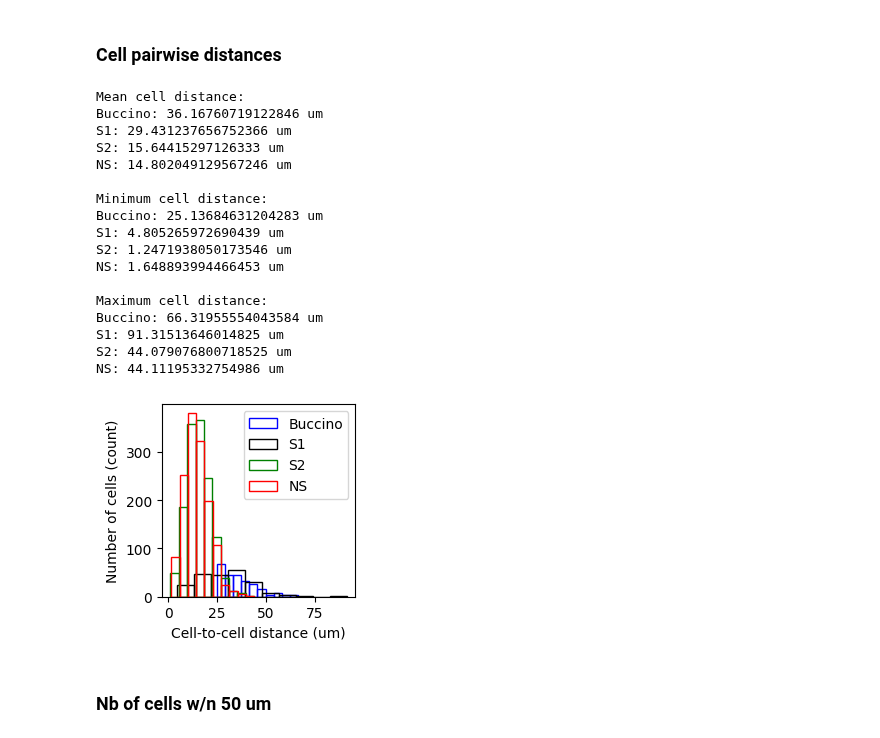
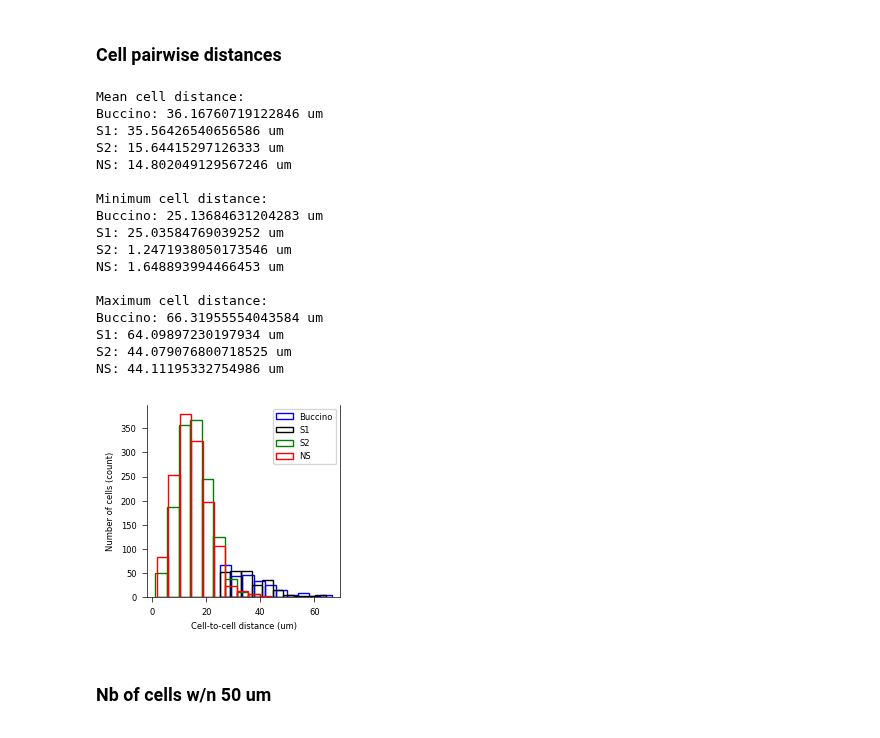
Before and after one commit to steevelaquitaine/spikebias, a Jupyter notebook: notebooks/4_reviews/fig04_pros_of_added_details_v3.ipynb, the cells around one changed output. Cells and saved outputs as stored; diff of their text form; code cells hidden in the pictures.

```diff
--- a/notebooks/4_reviews/fig04_pros_of_added_details_v3.ipynb
+++ b/notebooks/4_reviews/fig04_pros_of_added_details_v3.ipynb
@@ -718,0 +903,17 @@ def process_each_experiment(sorted1, sorted2, sorted3, sorted4, sorted5, sorted6
+# %%
+%%time
+
+# load orginal Buccino
+RecordingBucci = si.load_extractor(RECORDING_BUCCINO_PATH)
+GtBucci = si.load_extractor(GROUND_TRUTH_BUCCINO_PATH)
+
+# standardize properties
+RecordingBucci = standardize_site_location_property(RecordingBucci)
+GtBucci = standardize_metadata(GtBucci)
+
+# save extractors
+RecordingBucci.save(folder=RECORDING_BUCCINO_PATH, **save_recording_params)
+GtBucci.save(folder=GROUND_TRUTH_BUCCINO_PATH, overwrite=True)
+
+print(RecordingBucci.get_property_keys())
+print(GtBucci.get_property_keys())
@@ -1374,27 +1535,18 @@ d_buccino = np.nanmin(d_buccino, axis=0)
 ax.hist(d_buccino, facecolor='None', edgecolor='b')
 
 # cell pairwise distances S1
-GtS1 = si.load_extractor(GROUND_TRUTH_S1_PATH)
-loc = GtS1.get_property('soma_position')
-d_s1 = cdist(loc, loc, metric='euclidean')
-np.fill_diagonal(d_s1, np.nan)
-d_s1 = np.nanmin(d_s1, axis=0)
+GtS1 = si.load_extractor(GROUND_TRUTH_REP_PATH)
+d_s1 = get_cell_to_cell_distances(GtS1)
 ax.hist(d_s1, facecolor='None', edgecolor='k')
 
 # cell pairwise distances S2
 GtS2 = si.load_extractor(GROUND_TRUTH_S2_PATH)
-loc = GtS2.get_property('soma_position')
-d_s2 = cdist(loc, loc, metric='euclidean')
-np.fill_diagonal(d_s2, np.nan)
-d_s2 = np.nanmin(d_s2, axis=0)
+d_s2 = get_cell_to_cell_distances(GtS2)
 ax.hist(d_s2, facecolor='None', edgecolor='g')
 
 # cell pairwise distances NS
 GtNS = si.load_extractor(GROUND_TRUTH_NS_PATH)
 d_ns = get_cell_to_cell_distances(GtNS)
-np.fill_diagonal(d_ns, np.nan)
-d_ns = np.nanmin(d_ns, axis=0)
-
 ax.hist(d_ns, facecolor='None', edgecolor='r');
 ax.set_xlabel('Cell-to-cell distance (um)');
 ax.set_ylabel('Number of cells (count)');
@@ -1405,37 +1557,37 @@ print('Buccino:', d_buccino.mean(), 'um')
 print('S1:', d_s1.mean(), 'um')
 print('S2:', d_s2.mean(), 'um')
 print('NS:', d_ns.mean(), 'um')
 
 print('\nMinimum cell distance:')
 print('Buccino:', d_buccino.min(), 'um')
 print('S1:', d_s1.min(), 'um')
 print('S2:', d_s2.min(), 'um')
 print('NS:', d_ns.min(), 'um')
 
 print('\nMaximum cell distance:')
 print('Buccino:', d_buccino.max(), 'um')
 print('S1:', d_s1.max(), 'um')
 print('S2:', d_s2.max(), 'um')
 print('NS:', d_ns.max(), 'um')
 # %% [output]
 Mean cell distance:
 Buccino: 36.16760719122846 um
-S1: 29.431237656752366 um
+S1: 35.56426540656586 um
 S2: 15.64415297126333 um
 NS: 14.802049129567246 um
 
 Minimum cell distance:
 Buccino: 25.13684631204283 um
-S1: 4.805265972690439 um
+S1: 25.03584769039252 um
 S2: 1.2471938050173546 um
 NS: 1.648893994466453 um
 
 Maximum cell distance:
 Buccino: 66.31955554043584 um
-S1: 91.31513646014825 um
+S1: 64.09897230197934 um
 S2: 44.079076800718525 um
 NS: 44.11195332754986 um
-[figure, old version]
+[figure, new version]
 # %% [markdown]
 ### Nb of cells w/n 50 um
 # %%
```
Also changed, not shown: parts of 38 cells of this notebook, 12 other files.
